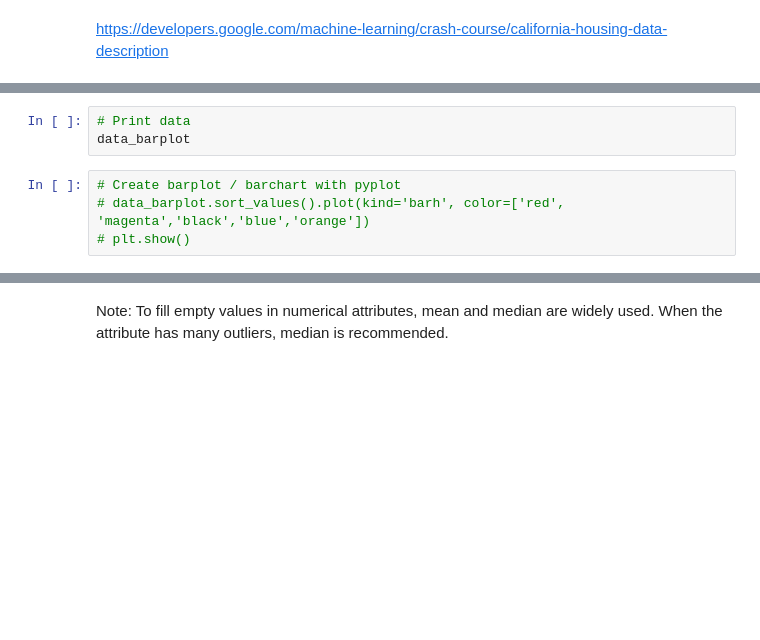
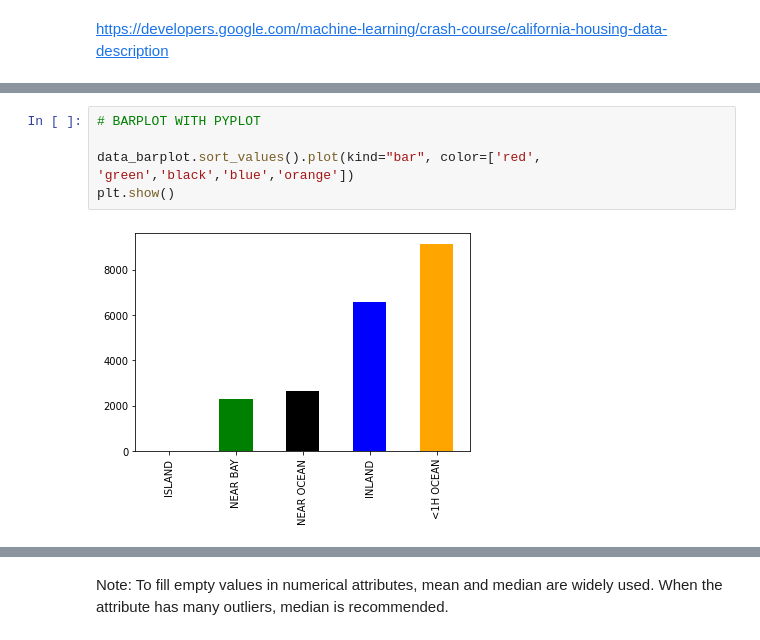
Before and after one commit to andre-nk/olc_california_housing, a Jupyter notebook: day-2-eda.ipynb, the cells around one changed output, grey strips where cells are left out. Drawn from its saved outputs; the diff is of its cells as text; blank space fills up the shorter version.

```diff
--- a/day-2-eda.ipynb
+++ b/day-2-eda.ipynb
@@ -53,7 +103,7 @@ data_barplot = housing['ocean_proximity'].value_counts()
-# %%
-# Print data
-data_barplot
 # %%
-# Create barplot / barchart with pyplot
-# data_barplot.sort_values().plot(kind='barh', color=['red', 'magenta','black','blue','orange'])
-# plt.show()
+# BARPLOT WITH PYPLOT
+
+data_barplot.sort_values().plot(kind="bar", color=['red', 'green','black','blue','orange'])
+plt.show()
+# %% [output]
+[figure, added]
```
Also changed, not shown: parts of 78 cells of this notebook.
